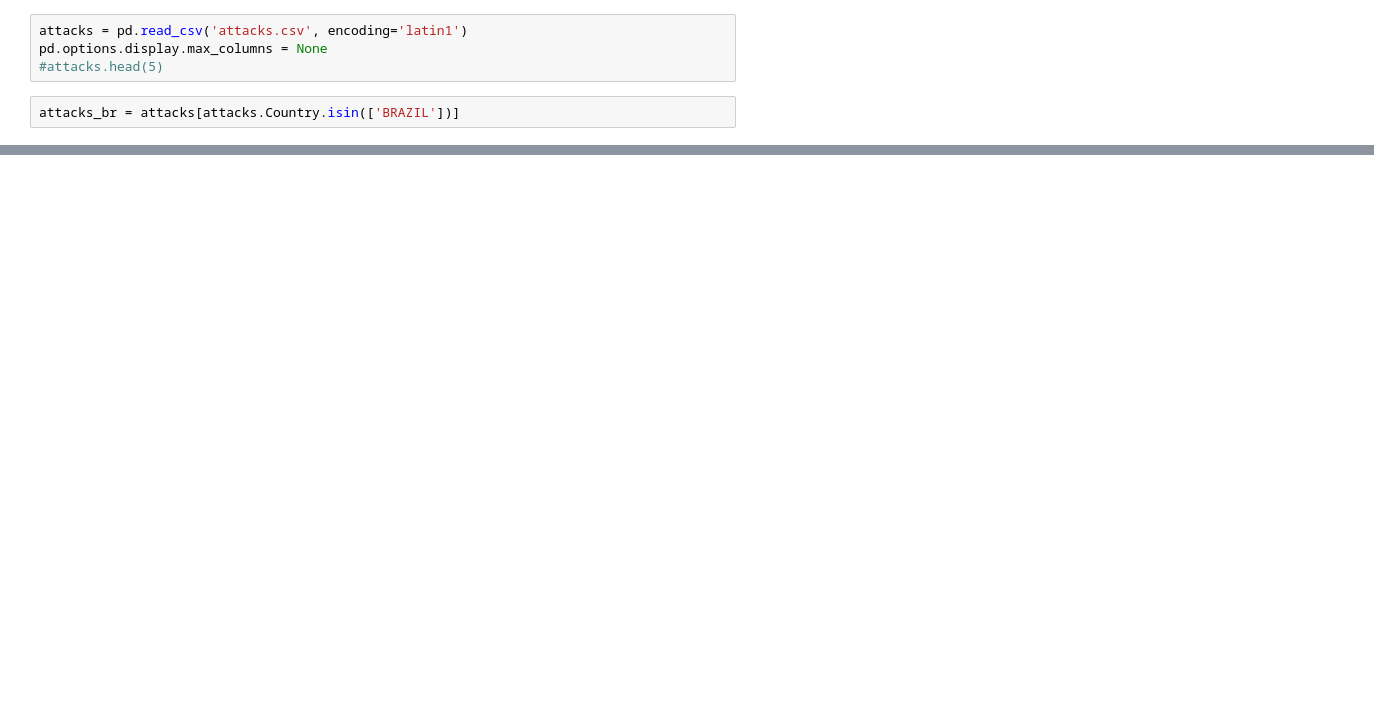
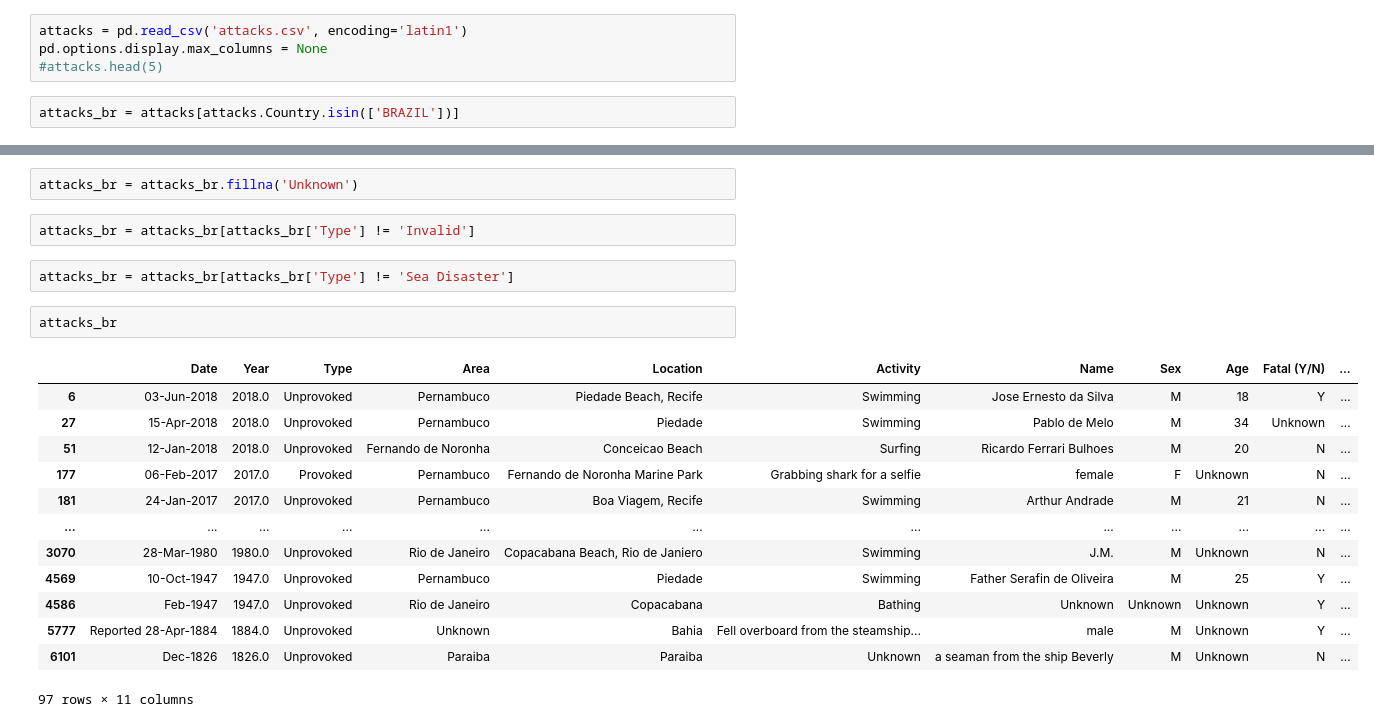
Before and after one commit to matheusdonato/Projects, a Jupyter notebook: SharkAttack.ipynb, the cells around one changed output, grey strips where cells are left out. Cells and saved outputs as stored; diff of their text form; blank space fills up the shorter version.

```diff
--- a/SharkAttack.ipynb
+++ b/SharkAttack.ipynb
@@ -23,0 +22,22 @@ attacks_br.head(3)
+# %%
+attacks_br = attacks_br.fillna('Unknown')
+# %%
+attacks_br = attacks_br[attacks_br['Type'] != 'Invalid']
+# %%
+attacks_br = attacks_br[attacks_br['Type'] != 'Sea Disaster']
+# %%
+attacks_br
+# %% [output]
+|  | Date | Year | Type | Area | Location | Activity | Name | Sex | Age | Fatal (Y/N) | ... |
+| 6 | 03-Jun-2018 | 2018.0 | Unprovoked | Pernambuco | Piedade Beach, Recife | Swimming | Jose Ernesto da Silva | M | 18 | Y | ... |
+| 27 | 15-Apr-2018 | 2018.0 | Unprovoked | Pernambuco | Piedade | Swimming | Pablo de Melo | M | 34 | Unknown | ... |
+| 51 | 12-Jan-2018 | 2018.0 | Unprovoked | Fernando de Noronha | Conceicao Beach | Surfing | Ricardo Ferrari Bulhoes | M | 20 | N | ... |
+| 177 | 06-Feb-2017 | 2017.0 | Provoked | Pernambuco | Fernando de Noronha Marine Park | Grabbing shark for a selfie | female | F | Unknown | N | ... |
+| 181 | 24-Jan-2017 | 2017.0 | Unprovoked | Pernambuco | Boa Viagem, Recife | Swimming | Arthur Andrade | M | 21 | N | ... |
+| ... | ... | ... | ... | ... | ... | ... | ... | ... | ... | ... | ... |
+| 3070 | 28-Mar-1980 | 1980.0 | Unprovoked | Rio de Janeiro | Copacabana Beach, Rio de Janiero | Swimming | J.M. | M | Unknown | N | ... |
+| 4569 | 10-Oct-1947 | 1947.0 | Unprovoked | Pernambuco | Piedade | Swimming | Father Serafin de Oliveira | M | 25 | Y | ... |
+| 4586 | Feb-1947 | 1947.0 | Unprovoked | Rio de Janeiro | Copacabana | Bathing | Unknown | Unknown | Unknown | Y | ... |
+| 5777 | Reported 28-Apr-1884 | 1884.0 | Unprovoked | Unknown | Bahia | Fell overboard from the steamship... | male | M | Unknown | Y | ... |
+| 6101 | Dec-1826 | 1826.0 | Unprovoked | Paraiba | Paraiba | Unknown | a seaman from the ship Beverly | M | Unknown | N | ... |
+97 rows × 11 columns
```
Also changed, not shown: parts of 47 cells of this notebook.
